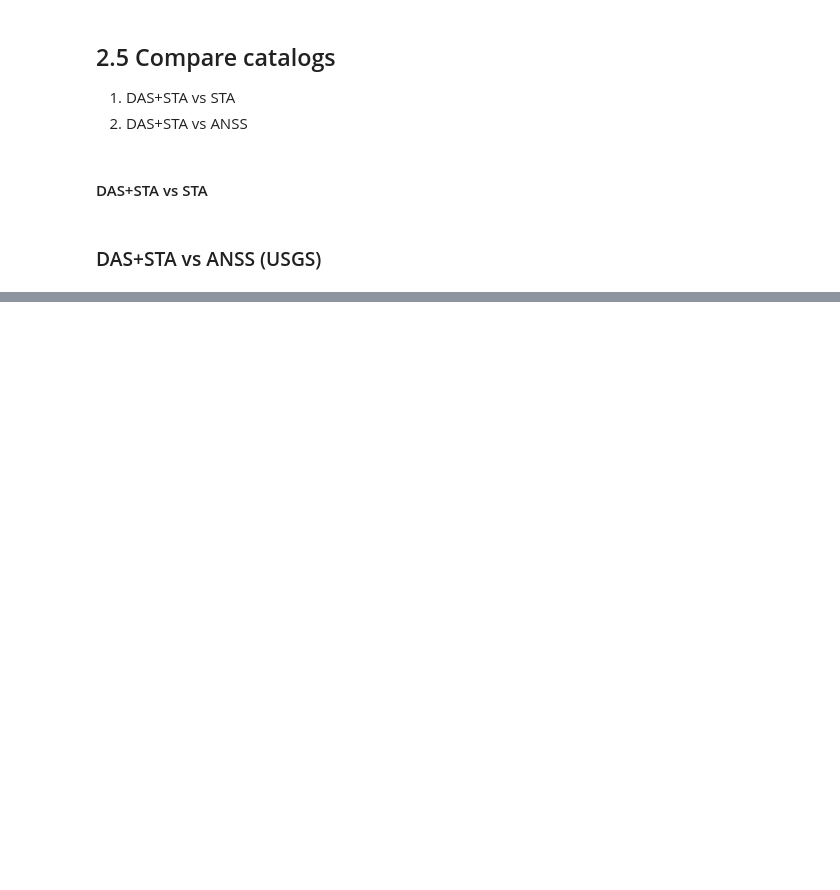
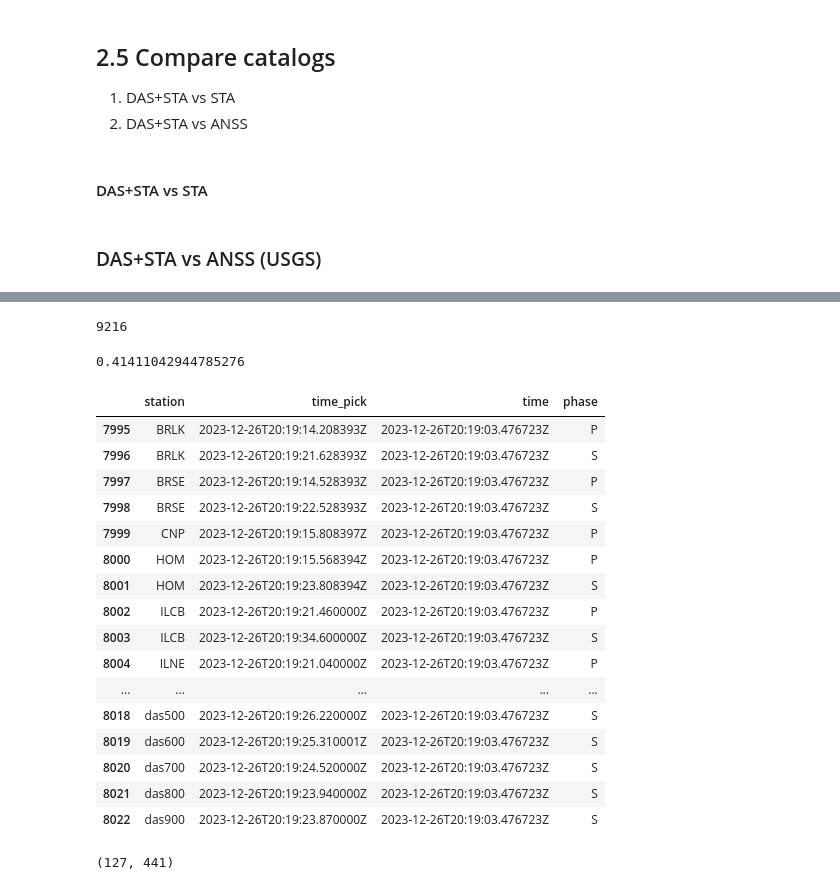
Before and after one commit to Denolle-Lab/Shi_etal_2023_denoiseDAS, a Jupyter notebook: examples/paper3_catalog_building.ipynb, the cells around one changed output, grey strips where cells are left out. Drawn from its saved outputs; the diff is of its cells as text; code cells hidden in the pictures; blank space fills up the shorter version.

```diff
--- a/examples/paper3_catalog_building.ipynb
+++ b/examples/paper3_catalog_building.ipynb
@@ -924,5 +913,9 @@ check_events.sort_values(by='picks', ascending=False)
 # %%
-assignments = pd.read_csv(filepath + 'all_pick_assignments_das_sta.csv')
+all_pick_assignments = pd.read_csv(filepath + 'all_pick_assignments_das_sta_new.csv')
+assignments = all_pick_assignments[all_pick_assignments['phase']=='S']
+
 assignments['time_pick'] = assignments['time_pick'].apply(lambda x: UTCDateTime(x))
-assignments[assignments['idx']==166]
+assignments_unmatched = assignments[assignments['idx'].isin(unmatched_idx)]
+das_rows = assignments[assignments['station'].str.contains('das')]
+len(assignments_unmatched[assignments_unmatched['station'].str.contains('das')])/len(assignments_unmatched), len(das_rows)/len(assignments)
 # %% [output]
@@ -943,0 +928,48 @@ assignments[assignments['idx']==166]
+# %%
+len(all_pick_assignments)
+# %% [output]
+9216
+# %%
+### How many events are seen by DAS
+id_das_event = []
+for idx in events1['idx'].to_numpy():
+    assign_picks = all_pick_assignments[all_pick_assignments['idx']==idx]
+
+    contains_das = any('das' in station for station in assign_picks['station'])
+    if contains_das:
+        id_das_event.append(idx)
+
+len(id_das_event)/len(events1['idx'].to_numpy())
+# %% [output]
+0.41411042944785276
+# %%
+all_pick_assignments['time_pick'] = all_pick_assignments['time_pick'].apply(lambda x: UTCDateTime(x))
+all_pick_assignments.loc[all_pick_assignments['idx']==577, ['station','time_pick','time','phase']]
+
+##  451, 166, 38
+##
+# 2023-12-21T14:21:30
+# 2023-12-09T06:46:27
+# 2023-12-02T20:46:47
+# %% [output]
+|  | station | time_pick | time | phase |
+| 7995 | BRLK | 2023-12-26T20:19:14.208393Z | 2023-12-26T20:19:03.476723Z | P |
+| 7996 | BRLK | 2023-12-26T20:19:21.628393Z | 2023-12-26T20:19:03.476723Z | S |
+| 7997 | BRSE | 2023-12-26T20:19:14.528393Z | 2023-12-26T20:19:03.476723Z | P |
+| 7998 | BRSE | 2023-12-26T20:19:22.528393Z | 2023-12-26T20:19:03.476723Z | S |
+| 7999 | CNP | 2023-12-26T20:19:15.808397Z | 2023-12-26T20:19:03.476723Z | P |
+| 8000 | HOM | 2023-12-26T20:19:15.568394Z | 2023-12-26T20:19:03.476723Z | P |
+| 8001 | HOM | 2023-12-26T20:19:23.808394Z | 2023-12-26T20:19:03.476723Z | S |
+| 8002 | ILCB | 2023-12-26T20:19:21.460000Z | 2023-12-26T20:19:03.476723Z | P |
+| 8003 | ILCB | 2023-12-26T20:19:34.600000Z | 2023-12-26T20:19:03.476723Z | S |
+| 8004 | ILNE | 2023-12-26T20:19:21.040000Z | 2023-12-26T20:19:03.476723Z | P |
+| ... | ... | ... | ... | ... |
+| 8018 | das500 | 2023-12-26T20:19:26.220000Z | 2023-12-26T20:19:03.476723Z | S |
+| 8019 | das600 | 2023-12-26T20:19:25.310001Z | 2023-12-26T20:19:03.476723Z | S |
+| 8020 | das700 | 2023-12-26T20:19:24.520000Z | 2023-12-26T20:19:03.476723Z | S |
+| 8021 | das800 | 2023-12-26T20:19:23.940000Z | 2023-12-26T20:19:03.476723Z | S |
+| 8022 | das900 | 2023-12-26T20:19:23.870000Z | 2023-12-26T20:19:03.476723Z | S |
+# %%
+len(unmatched_events), len(events1)
+# %% [output]
+(127, 441)
```
Also changed, not shown: parts of 8 cells of this notebook, 1 other file.
